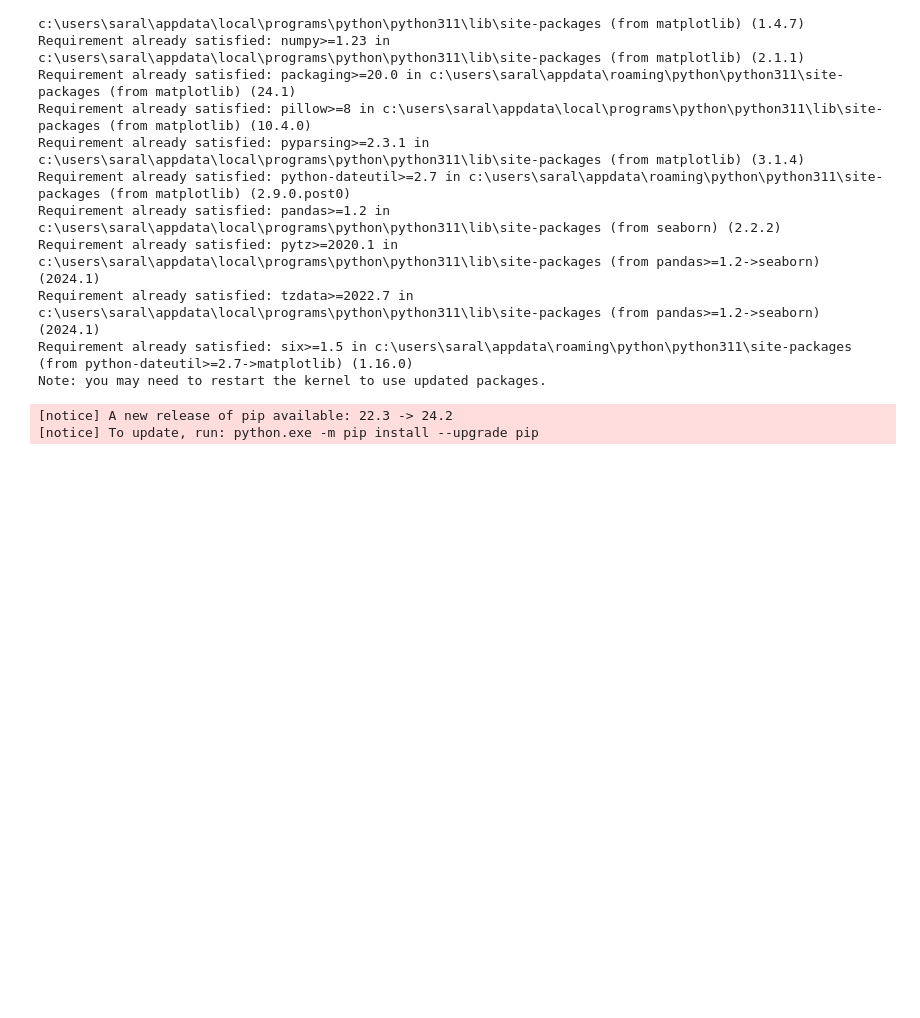
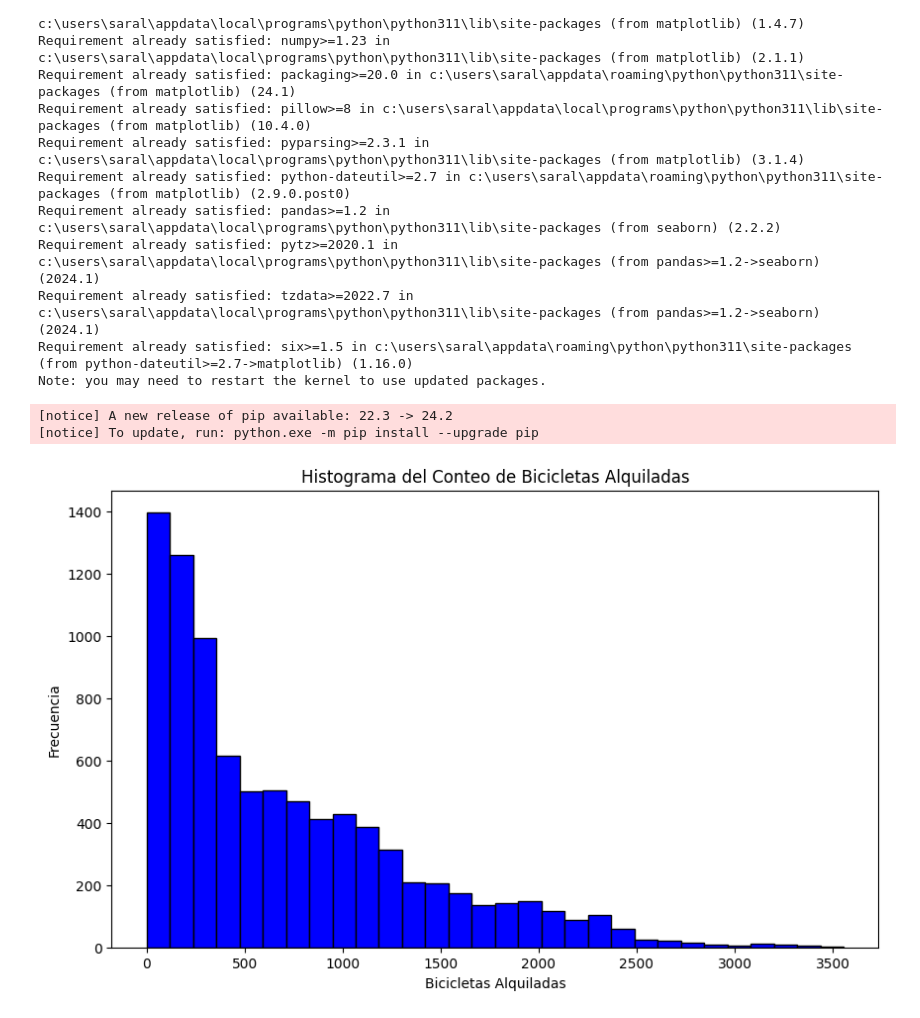
Before and after one commit to sagomezg1/Proyecto-2, a Jupyter notebook: PROYECTO 1/Tarea2-Tarea3.ipynb, the cells around one changed output. Cells and saved outputs as stored; diff of their text form; code cells hidden in the pictures; blank space fills up the shorter version.

```diff
--- a/PROYECTO 1/Tarea2-Tarea3.ipynb
+++ b/PROYECTO 1/Tarea2-Tarea3.ipynb
@@ -110,0 +112,10 @@ import matplotlib.pyplot as plt
+# %%
+# Histograma del conteo de bicicletas alquiladas
+plt.figure(figsize=(10, 6))
+plt.hist(df['Rented Bike Count'], bins=30, color='blue', edgecolor='black')
+plt.title('Histograma del Conteo de Bicicletas Alquiladas')
+plt.xlabel('Bicicletas Alquiladas')
+plt.ylabel('Frecuencia')
+plt.show()
+# %% [output]
+[figure, added]
```
Also changed, not shown: parts of 9 cells of this notebook.
